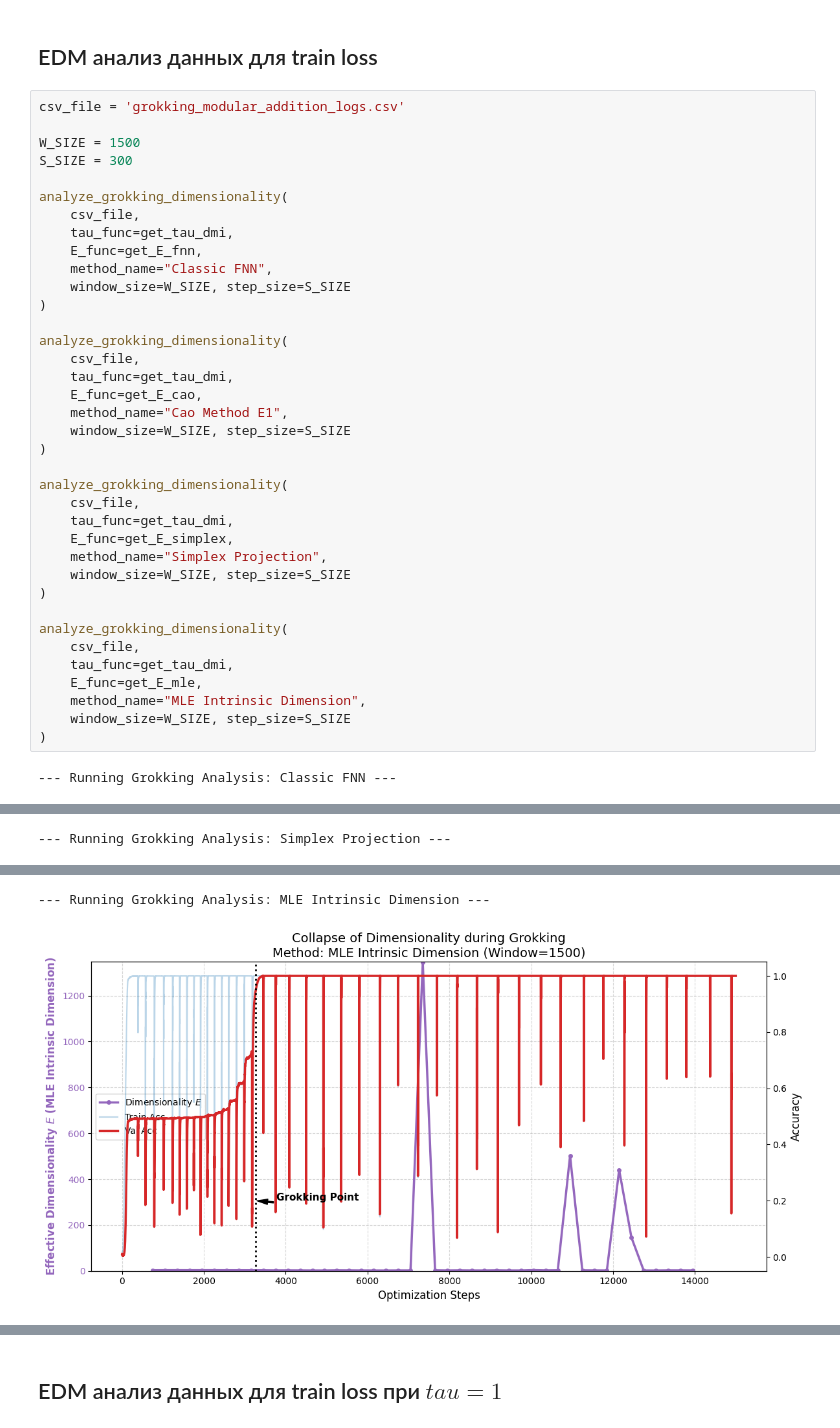
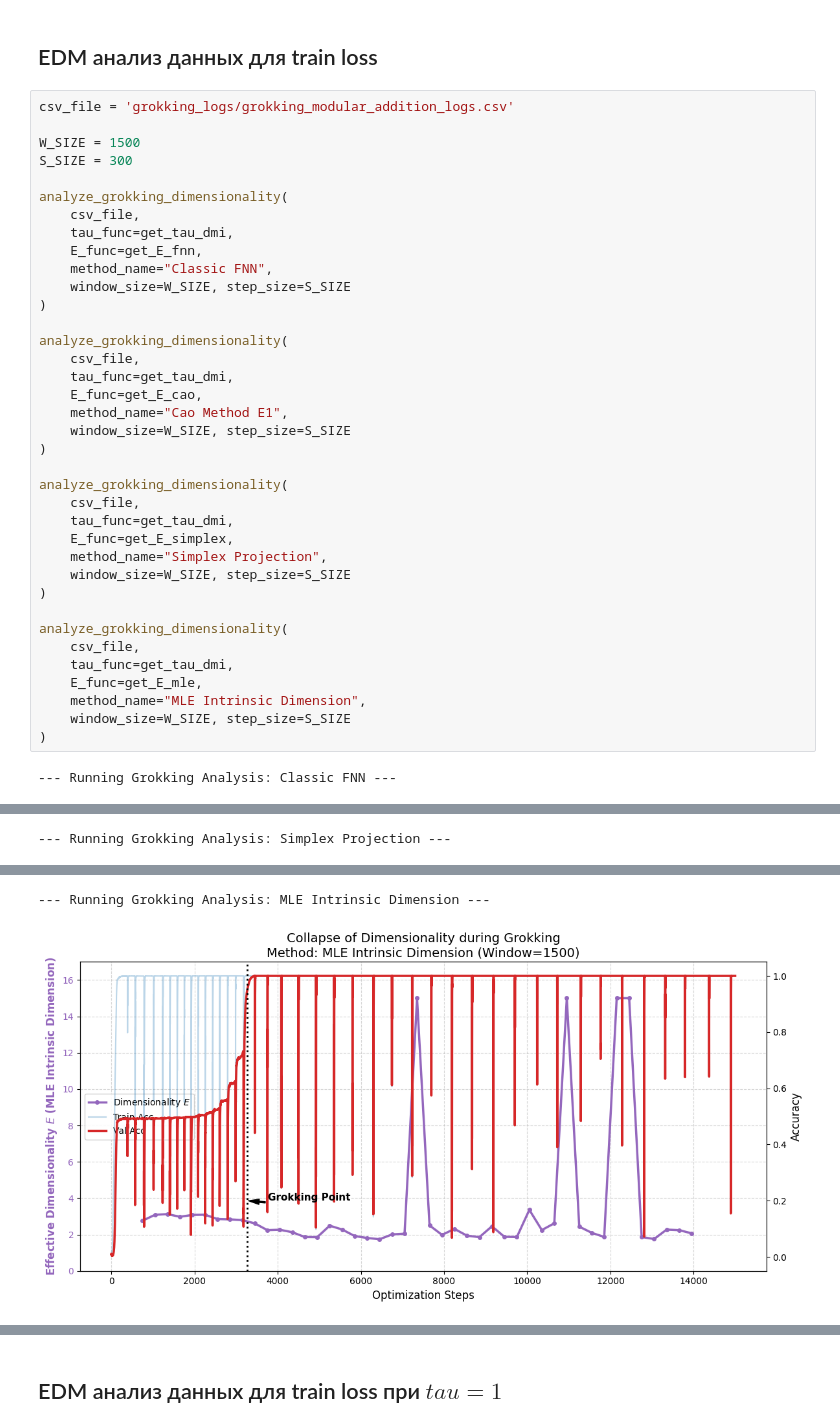
Before and after one commit to intsystems/2026-Project-202, a Jupyter notebook: code/Grokking/analysis_logs.ipynb, the cells around one changed output, grey strips where cells are left out. Drawn from its saved outputs; the diff is of its cells as text.

Commit message:
grokking more analysis

```diff
--- a/code/Grokking/analysis_logs.ipynb
+++ b/code/Grokking/analysis_logs.ipynb
@@ -10,7 +10,7 @@ from grokking_analysis import (
 # %% [markdown]
 ## EDM анализ данных для train loss
 # %%
-csv_file = 'grokking_modular_addition_logs.csv'
+csv_file = 'grokking_logs/grokking_modular_addition_logs.csv'
 
 W_SIZE = 1500
 S_SIZE = 300
@@ -27,34 +27,34 @@ analyze_grokking_dimensionality(
     csv_file,
     tau_func=get_tau_dmi,
     E_func=get_E_cao,
     method_name="Cao Method E1",
     window_size=W_SIZE, step_size=S_SIZE
 )
 
 analyze_grokking_dimensionality(
     csv_file,
     tau_func=get_tau_dmi,
     E_func=get_E_simplex,
     method_name="Simplex Projection",
     window_size=W_SIZE, step_size=S_SIZE
 )
 
 analyze_grokking_dimensionality(
     csv_file,
     tau_func=get_tau_dmi,
     E_func=get_E_mle,
     method_name="MLE Intrinsic Dimension",
     window_size=W_SIZE, step_size=S_SIZE
 )
 # %% [output]
 --- Running Grokking Analysis: Classic FNN ---
 [figure]
 --- Running Grokking Analysis: Cao Method E1 ---
 [figure]
 --- Running Grokking Analysis: Simplex Projection ---
 [figure]
 --- Running Grokking Analysis: MLE Intrinsic Dimension ---
-[figure, old version]
+[figure, new version]
 ([np.int64(750),
   np.int64(1050),
   np.int64(1350),
```
Also changed, not shown: parts of 1 cell of this notebook, 46 other files.
